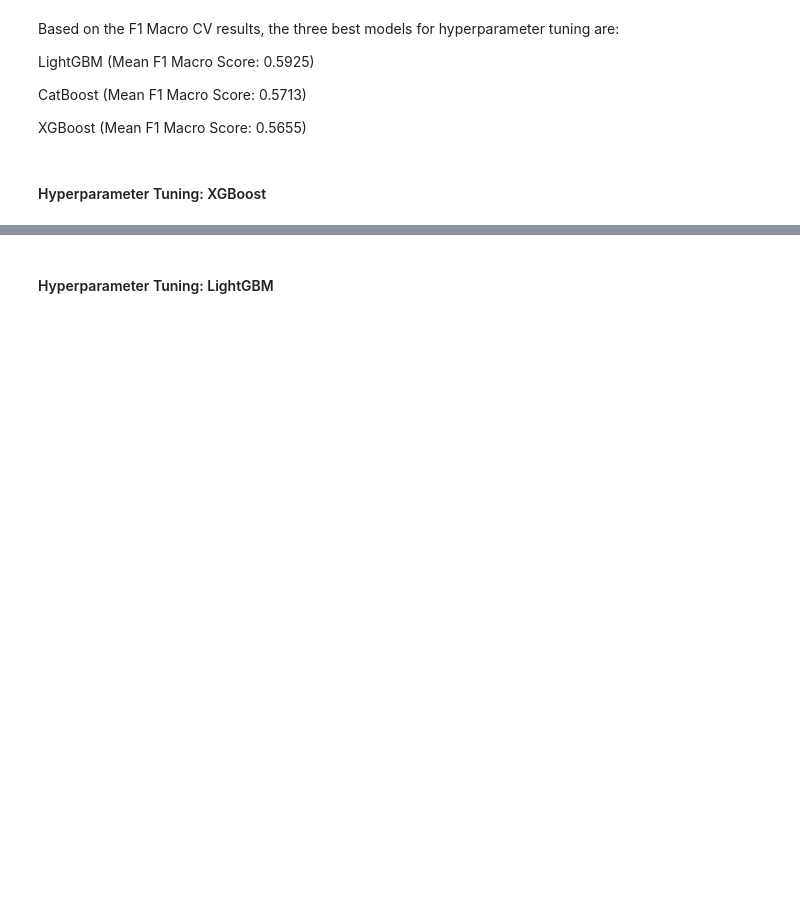
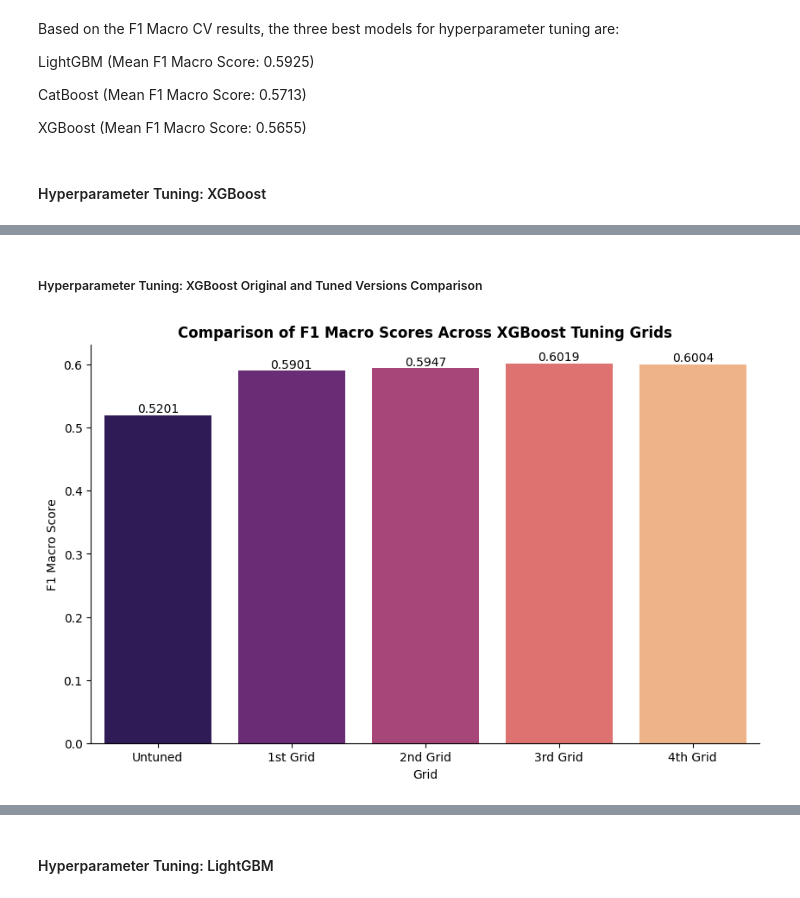
Before and after one commit to Duccard/stroke_risk_prediction, a Jupyter notebook: StrokeRiskPredictionModel.ipynb, the cells around one changed output, grey strips where cells are left out. Saved outputs shown, nothing was run; the diff lists cells and outputs as text; code cells hidden in the pictures; blank space fills up the shorter version.

Commit message:
Updated Hyperparameter Tuning of XGBoost

```diff
--- a/StrokeRiskPredictionModel.ipynb
+++ b/StrokeRiskPredictionModel.ipynb
@@ -2643,0 +2817,47 @@ These best parameters suggest a relatively complex XGBoost model (max_depth=7, n
+# %% [markdown]
+##### Hyperparameter Tuning: XGBoost Original and Tuned Versions Comparison
+# %%
+import matplotlib.pyplot as plt
+import seaborn as sns
+import pandas as pd
+
+
+def plot_f1_macro_comparison(grid_names, scores):
+    tuning_results_df = pd.DataFrame({"Grid": grid_names, "F1 Macro Score": scores})
+
+    plt.figure(figsize=(10, 6))
+    ax = sns.barplot(
+        data=tuning_results_df,
+        x="Grid",
+        y="F1 Macro Score",
+        palette="magma",
+        legend=False,
+    )
+
+    plt.title(
+        "Comparison of F1 Macro Scores Across XGBoost Tuning Grids", fontweight="bold"
+    )
+    plt.ylabel("F1 Macro Score")
+    plt.xlabel("Grid")
+
+    # Remove top and right spines
+    sns.despine(top=True, right=True)
+
+    # Add score annotations on top of bars
+    for p in ax.patches:
+        ax.annotate(
+            f"{p.get_height():.4f}",
+            (p.get_x() + p.get_width() / 2.0, p.get_height()),
+            ha="center",
+            va="bottom",
+            fontsize=10,
+        )
+
+    plt.show()
+# %%
+grid_names = ["Untuned", "1st Grid", "2nd Grid", "3rd Grid", "4th Grid"]
+scores = [0.5201, 0.5901, 0.5947, 0.6019, 0.6004]
+
+plot_f1_macro_comparison(grid_names, scores)
+# %% [output]
+[figure, added]
```
Also changed, not shown: parts of 29 cells of this notebook.
